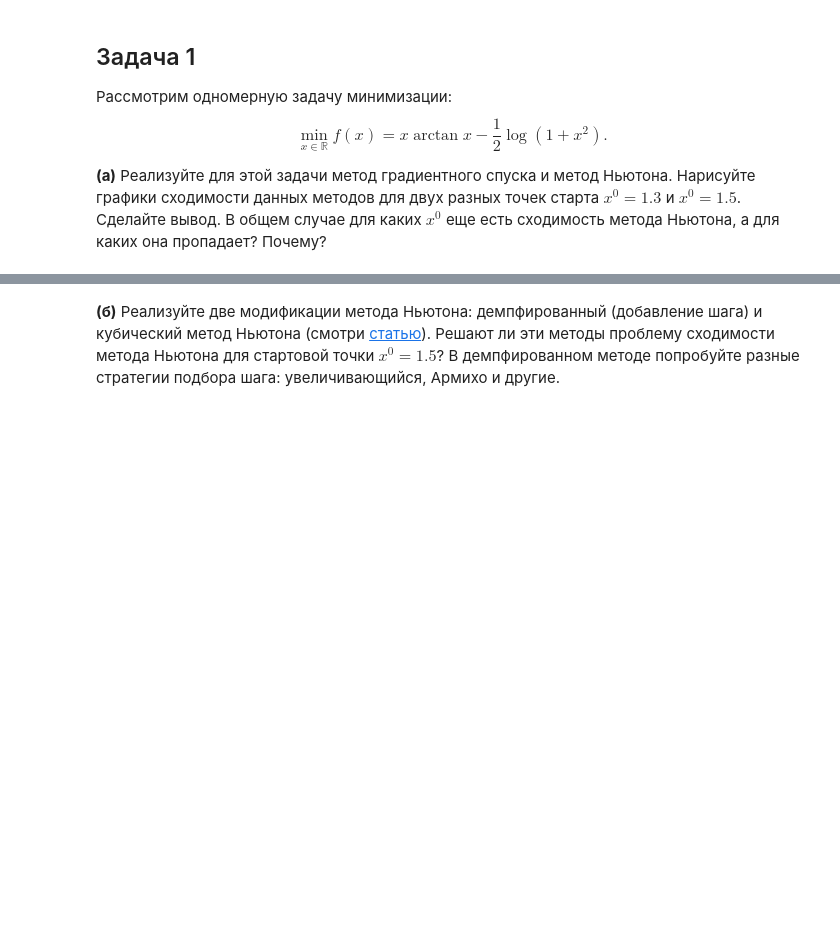
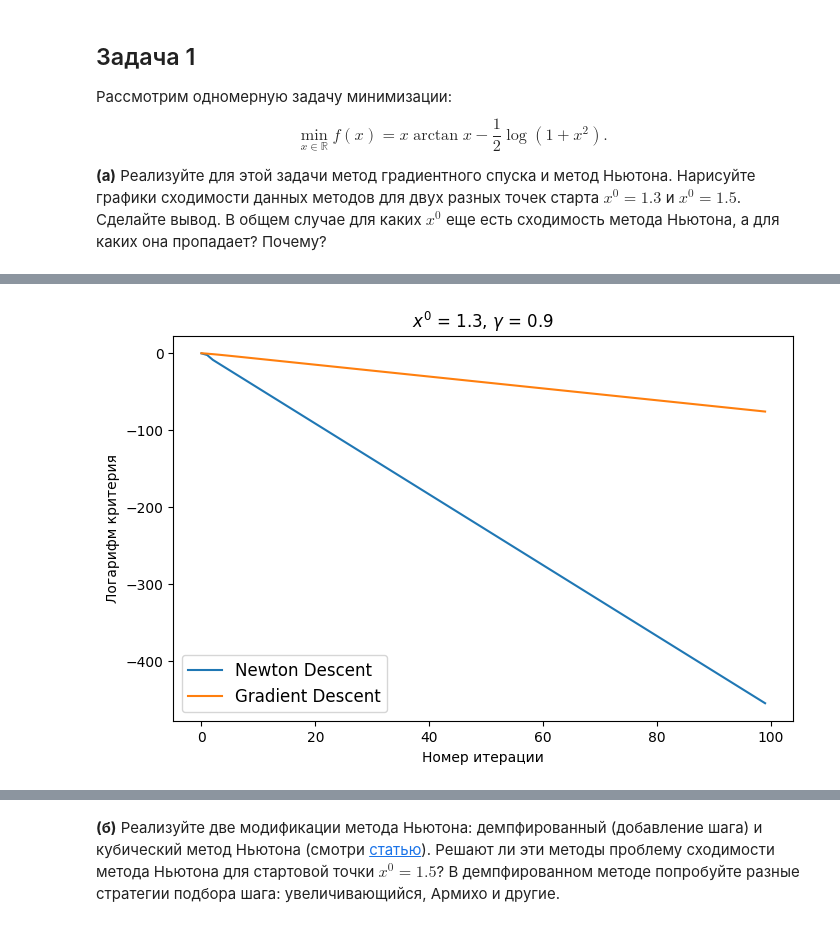
Before and after one commit to featztex/optimization, a Jupyter notebook: hw/Emelyanov_HW_9.ipynb, the cells around one changed output, grey strips where cells are left out. Saved outputs shown, nothing was run; the diff lists cells and outputs as text; code cells hidden in the pictures; blank space fills up the shorter version.

```diff
--- a/hw/Emelyanov_HW_9.ipynb
+++ b/hw/Emelyanov_HW_9.ipynb
@@ -23,0 +73,21 @@ __(а)__ Реализуйте для этой задачи метод гради
+# %%
+def risovach(errs, labels, title=''):
+
+    plt.figure(figsize=(8, 5))
+
+    for err, lab in zip(errs, labels):
+        plt.plot(range(len(err)), np.log(err), label=lab)
+    ylabel = 'Логарифм критерия'
+
+    plt.xlabel("Номер итерации")
+    plt.ylabel(ylabel)
+    plt.title(title)
+    plt.legend(fontsize=12)
+    plt.show()
+# %%
+iters = 100
+errs_ng = NG(1.3, gamma=0.9, iters=iters)
+errs_gd = GD(1.3, iters=iters)
+risovach(errs=[errs_ng, errs_gd], labels=['Newton Descent', 'Gradient Descent'], title=r'$x^0$ = 1.3, $\gamma$ = 0.9')
+# %% [output]
+[figure, added]
```
Also changed, not shown: parts of 5 cells of this notebook.
